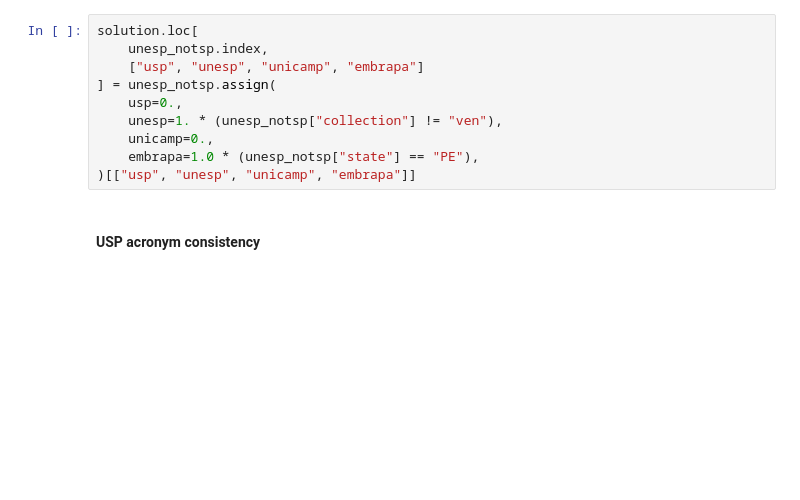
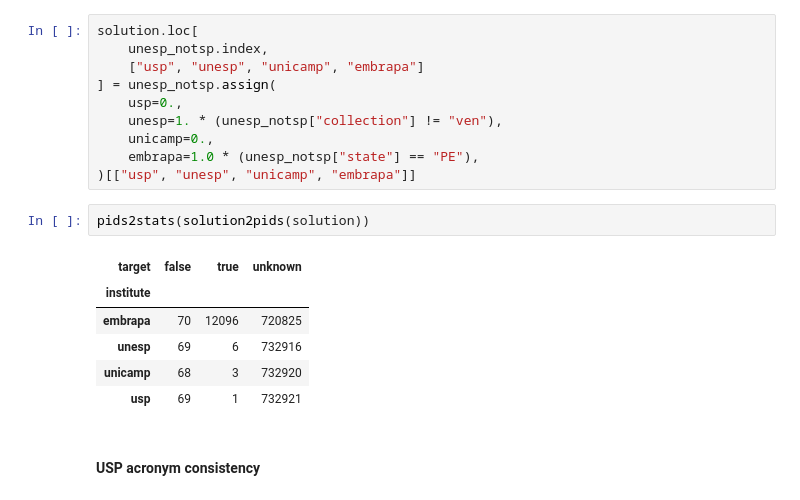
Before and after one commit to scieloorg/normalizations-experiments, a Jupyter notebook: experiments_2019-02_usp_unicamp_unesp_embrapa.ipynb, the cells around one changed output. Drawn from its saved outputs; the diff is of its cells as text; blank space fills up the shorter version.

```diff
--- a/experiments_2019-02_usp_unicamp_unesp_embrapa.ipynb
+++ b/experiments_2019-02_usp_unicamp_unesp_embrapa.ipynb
@@ -1090,6 +1168,15 @@ solution.loc[
     unicamp=0.,
     embrapa=1.0 * (unesp_notsp["state"] == "PE"),
 )[["usp", "unesp", "unicamp", "embrapa"]]
+# %%
+pids2stats(solution2pids(solution))
+# %% [output]
+| target | false | true | unknown |
+| institute |  |  |  |
+| embrapa | 70 | 12096 | 720825 |
+| unesp | 69 | 6 | 732916 |
+| unicamp | 68 | 3 | 732920 |
+| usp | 69 | 1 | 732921 |
 # %% [markdown]
 #### USP acronym consistency
 # %% [markdown]
```
Also changed, not shown: parts of 15 cells of this notebook.
